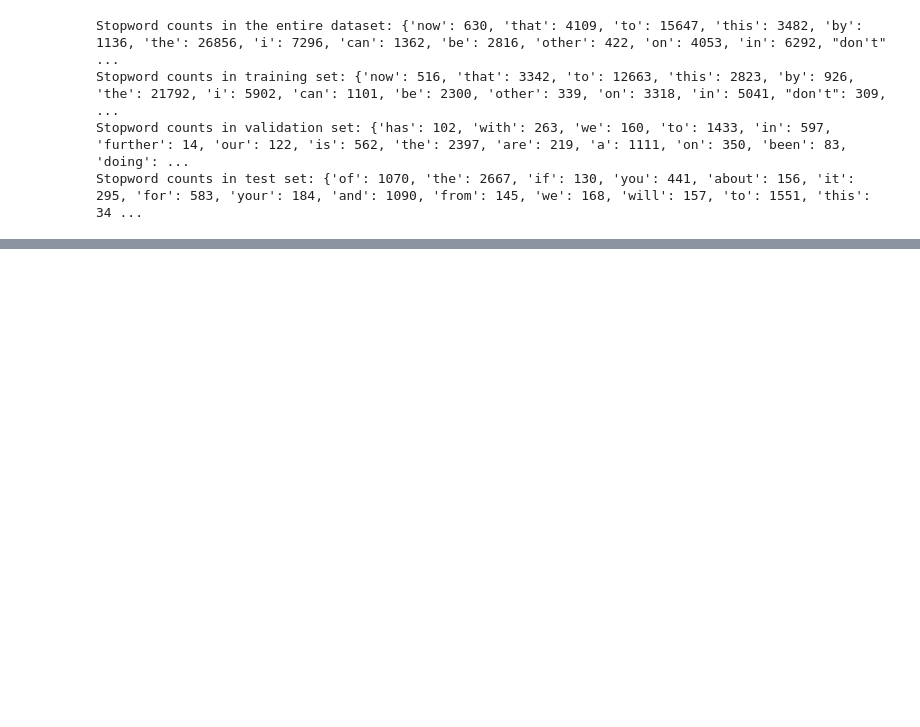
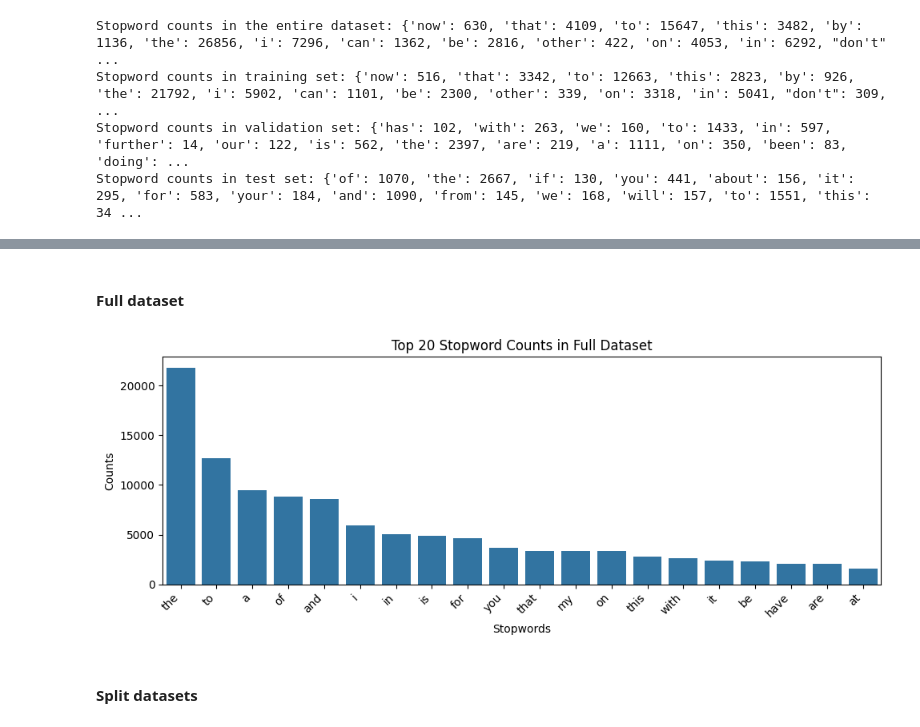
Before and after one commit to hstoklosa/fake-tweets-detection, a Jupyter notebook: eda.ipynb, the cells around one changed output, grey strips where cells are left out. Saved outputs shown, nothing was run; the diff lists cells and outputs as text; code cells hidden in the pictures; blank space fills up the shorter version.

Commit message:
feat: visualise stopword occurrences

```diff
--- a/eda.ipynb
+++ b/eda.ipynb
@@ -129,0 +118,8 @@ plot_stopword_counts(test_stopword_counts, "Top 20 Stopword Counts in Test Set")
+# %% [markdown]
+#### Full dataset
+# %%
+plot_stopword_counts(train_stopword_counts, "Top 20 Stopword Counts in Full Dataset")
+# %% [output]
+[figure, added]
+# %% [markdown]
+#### Split datasets
```
Also changed, not shown: parts of 6 cells of this notebook.
